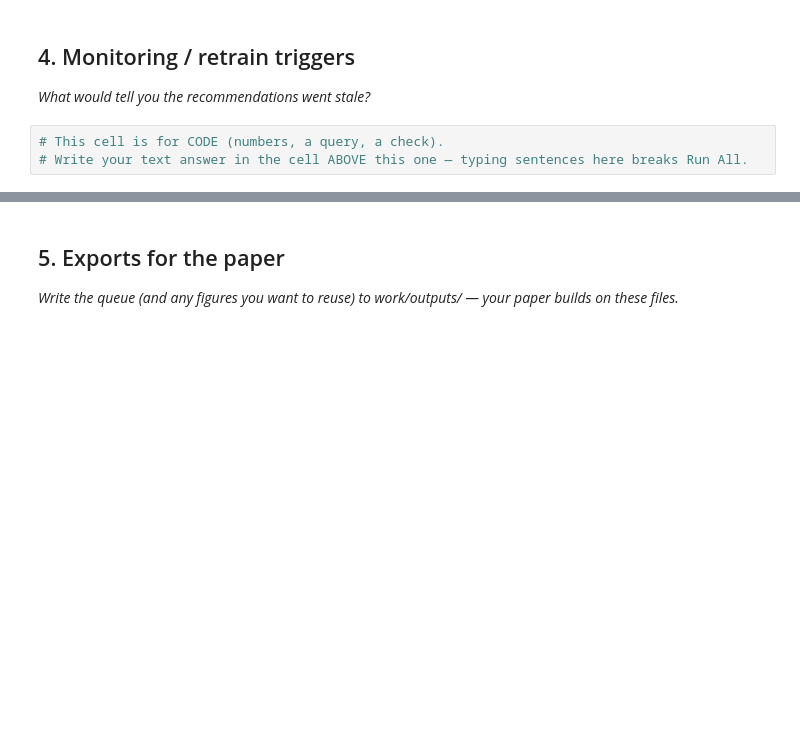
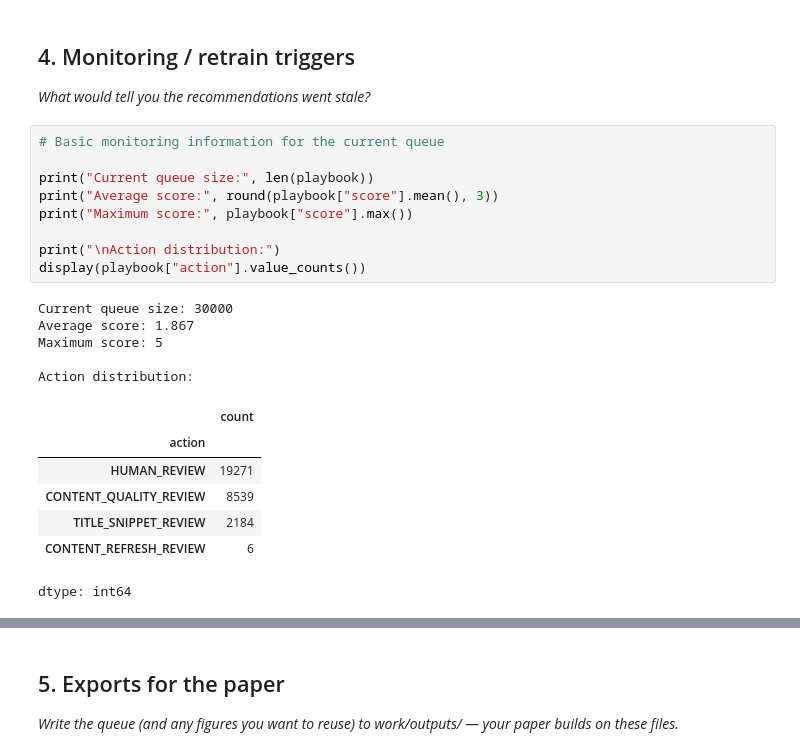
Before and after one commit to UbaidMalik365/flyrank-ml-internship, a Jupyter notebook: work/notebooks/w07_action_playbook.ipynb, the cells around one changed output, grey strips where cells are left out. Drawn from its saved outputs; the diff is of its cells as text; blank space fills up the shorter version.

```diff
--- a/work/notebooks/w07_action_playbook.ipynb
+++ b/work/notebooks/w07_action_playbook.ipynb
@@ -31,6 +196,25 @@ This skeleton is yours to fill. Work the sections **in order** — each one has
 ## 4. Monitoring / retrain triggers
 
 *What would tell you the recommendations went stale?*
-# %%
-# This cell is for CODE (numbers, a query, a check).
-# Write your text answer in the cell ABOVE this one — typing sentences here breaks Run All.
+# %%
+# Basic monitoring information for the current queue
+
+print("Current queue size:", len(playbook))
+print("Average score:", round(playbook["score"].mean(), 3))
+print("Maximum score:", playbook["score"].max())
+
+print("\nAction distribution:")
+display(playbook["action"].value_counts())
+# %% [output]
+Current queue size: 30000
+Average score: 1.867
+Maximum score: 5
+
+Action distribution:
+|  | count |
+| action |  |
+| HUMAN_REVIEW | 19271 |
+| CONTENT_QUALITY_REVIEW | 8539 |
+| TITLE_SNIPPET_REVIEW | 2184 |
+| CONTENT_REFRESH_REVIEW | 6 |
+dtype: int64
```
Also changed, not shown: parts of 14 cells of this notebook.
